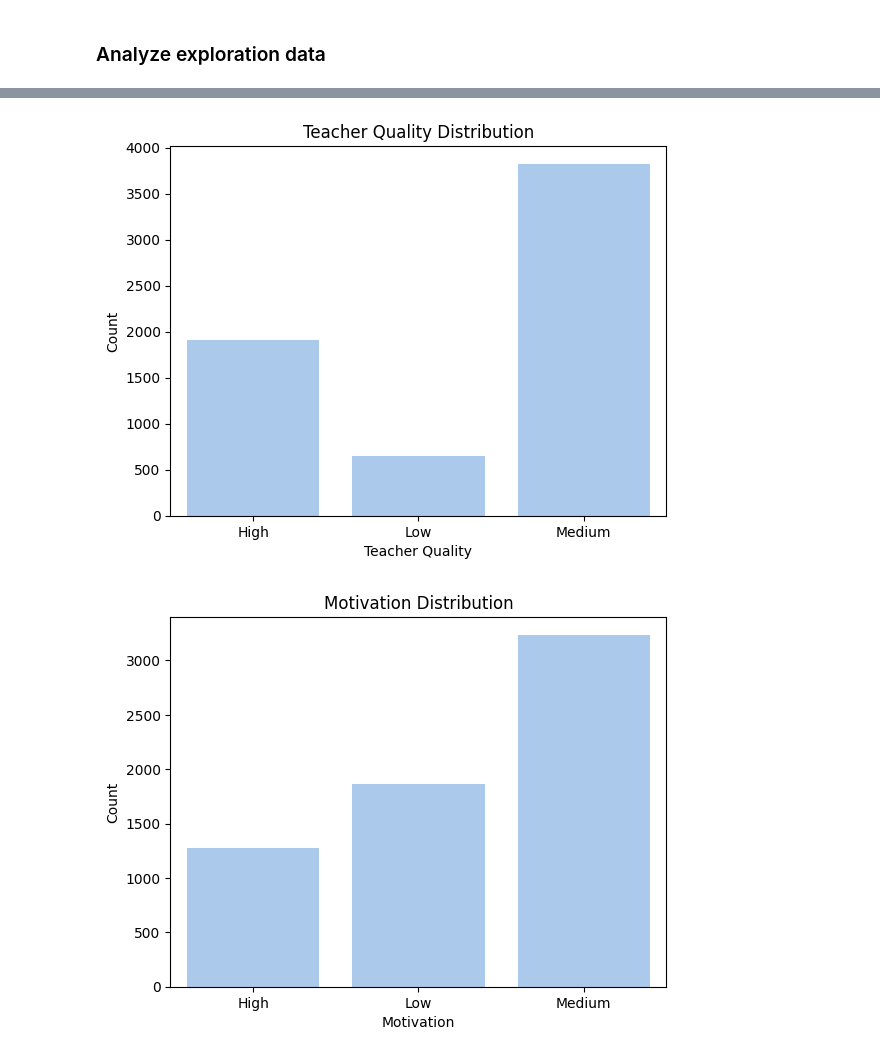
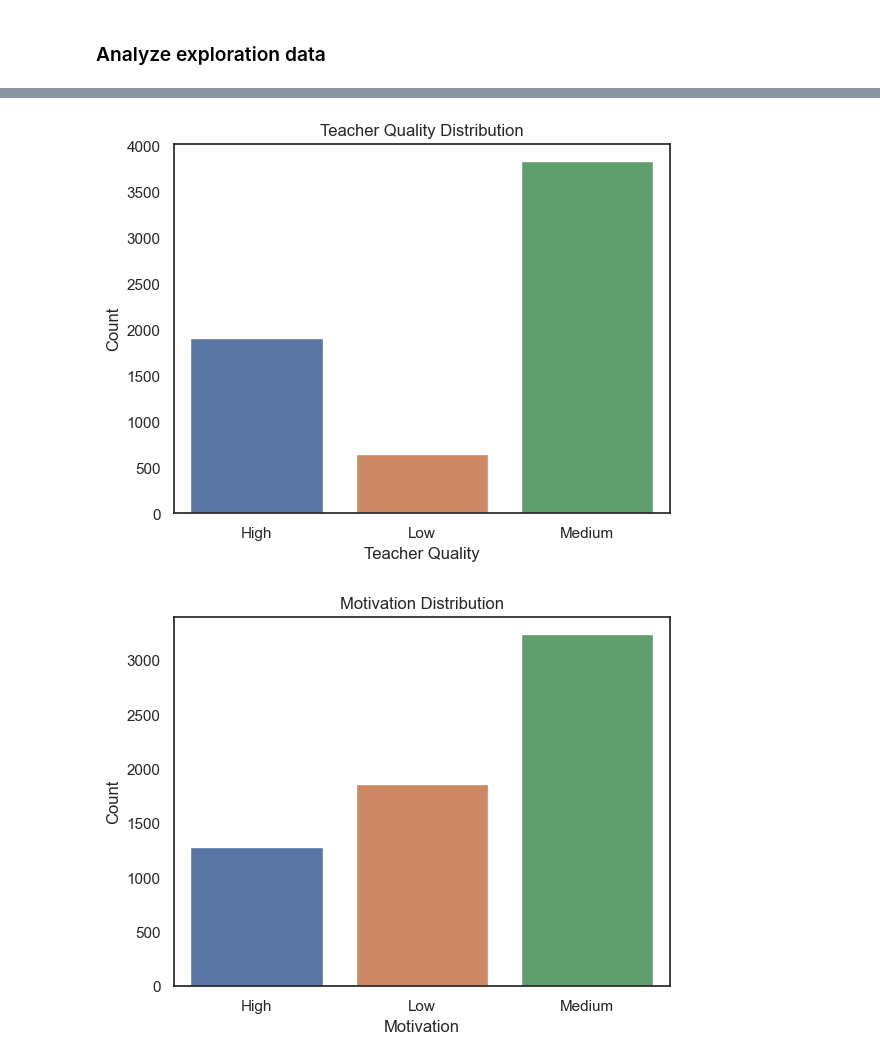
Before and after one commit to thelightfeaver/machine-leaning-practices, a Jupyter notebook: proyect/student.ipynb, the cells around one changed output, grey strips where cells are left out. Saved outputs shown, nothing was run; the diff lists cells and outputs as text; code cells hidden in the pictures.

```diff
--- a/proyect/student.ipynb
+++ b/proyect/student.ipynb
@@ -27,7 +27,7 @@ import numpy as np
 import pandas as pd
 import seaborn as sns
 import matplotlib.pyplot as plt
-# %%
-# configuration
-sns.set_palette(sns.color_palette("pastel",10))
+# %%
+# configuration
+sns.set_theme(style="white", palette="deep")
 # %%
@@ -89,4 +89,5 @@ dtype: int64
 # %%
 df_students.drop_duplicates(inplace=True)
 # %%
-df_students.loc[df_students['exam_score'] > 100, 'exam_score'] = 100
+df_students.loc[df_students["exam_score"] > 100, "exam_score"] = 100
+df_students['status'] = np.where(df_students['exam_score'] >= 70, 'Pass', 'Fail')
@@ -155,21 +141,25 @@ plt.show()
 # %%
-df_teacher_quality = df_students.groupby('teacher_quality').size().reset_index(name='count')
+df_teacher_quality = (
+    df_students.groupby("teacher_quality").size().reset_index(name="count")
+)
 
-sns.barplot(x='teacher_quality', y='count', data=df_teacher_quality)
-plt.xlabel('Teacher Quality')
-plt.ylabel('Count')
-plt.title('Teacher Quality Distribution')
+sns.barplot(
+    x="teacher_quality", y="count", hue="teacher_quality", data=df_teacher_quality
+)
+plt.xlabel("Teacher Quality")
+plt.ylabel("Count")
+plt.title("Teacher Quality Distribution")
 plt.show()
 # %% [output]
-[figure, old version]
+[figure, new version]
 # %%
-df_motivation = df_students.groupby('motivation_level').size().reset_index(name='count')
+df_motivation = df_students.groupby("motivation_level").size().reset_index(name="count")
 
-sns.barplot(x='motivation_level', y='count', data=df_motivation)
-plt.xlabel('Motivation')
-plt.ylabel('Count')
-plt.title('Motivation Distribution')
+sns.barplot(x="motivation_level", y="count", hue="motivation_level", data=df_motivation)
+plt.xlabel("Motivation")
+plt.ylabel("Count")
+plt.title("Motivation Distribution")
 plt.show()
 # %% [output]
-[figure, old version]
+[figure, new version]
 # %%
```
Also changed, not shown: parts of 7 cells of this notebook, 4 other files.
